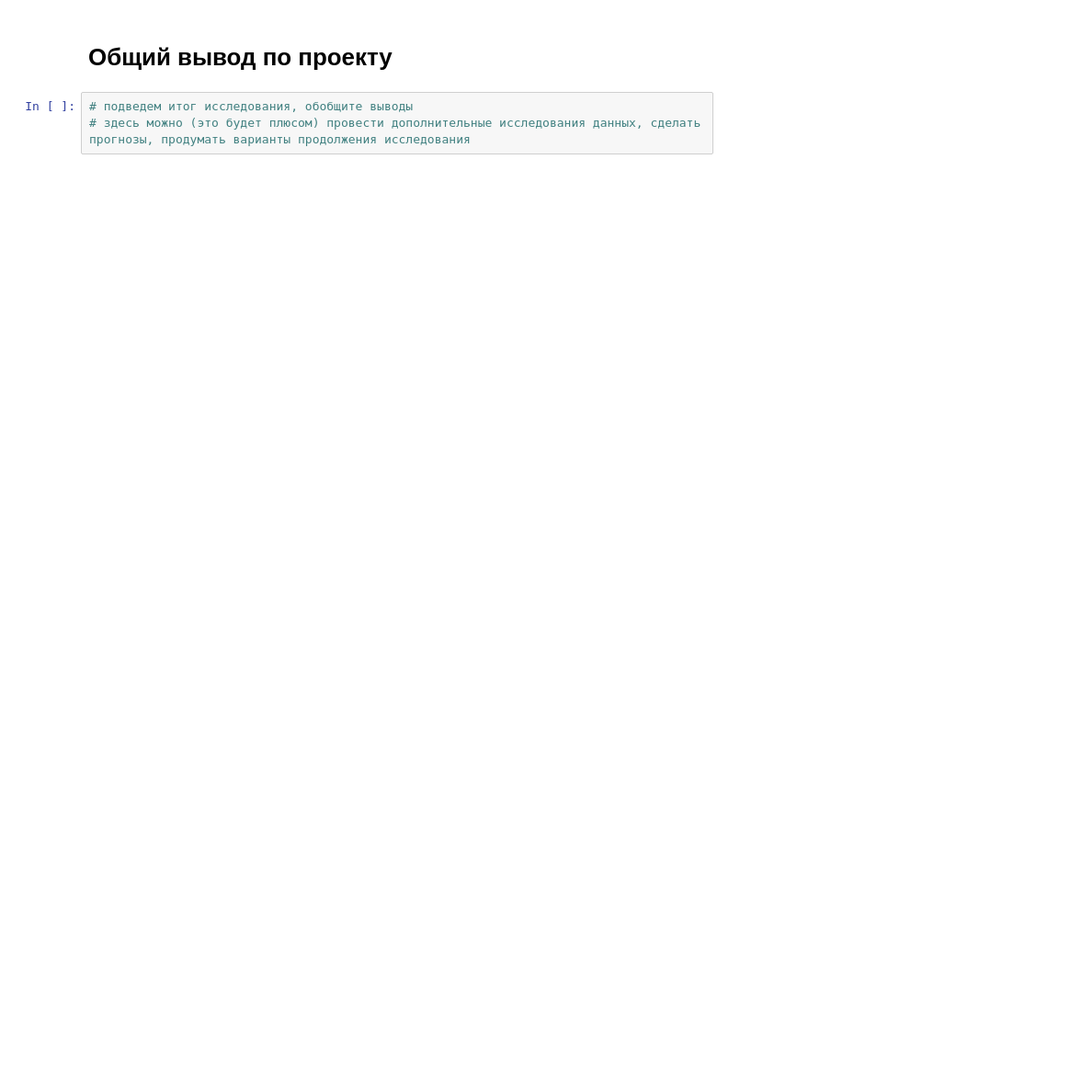
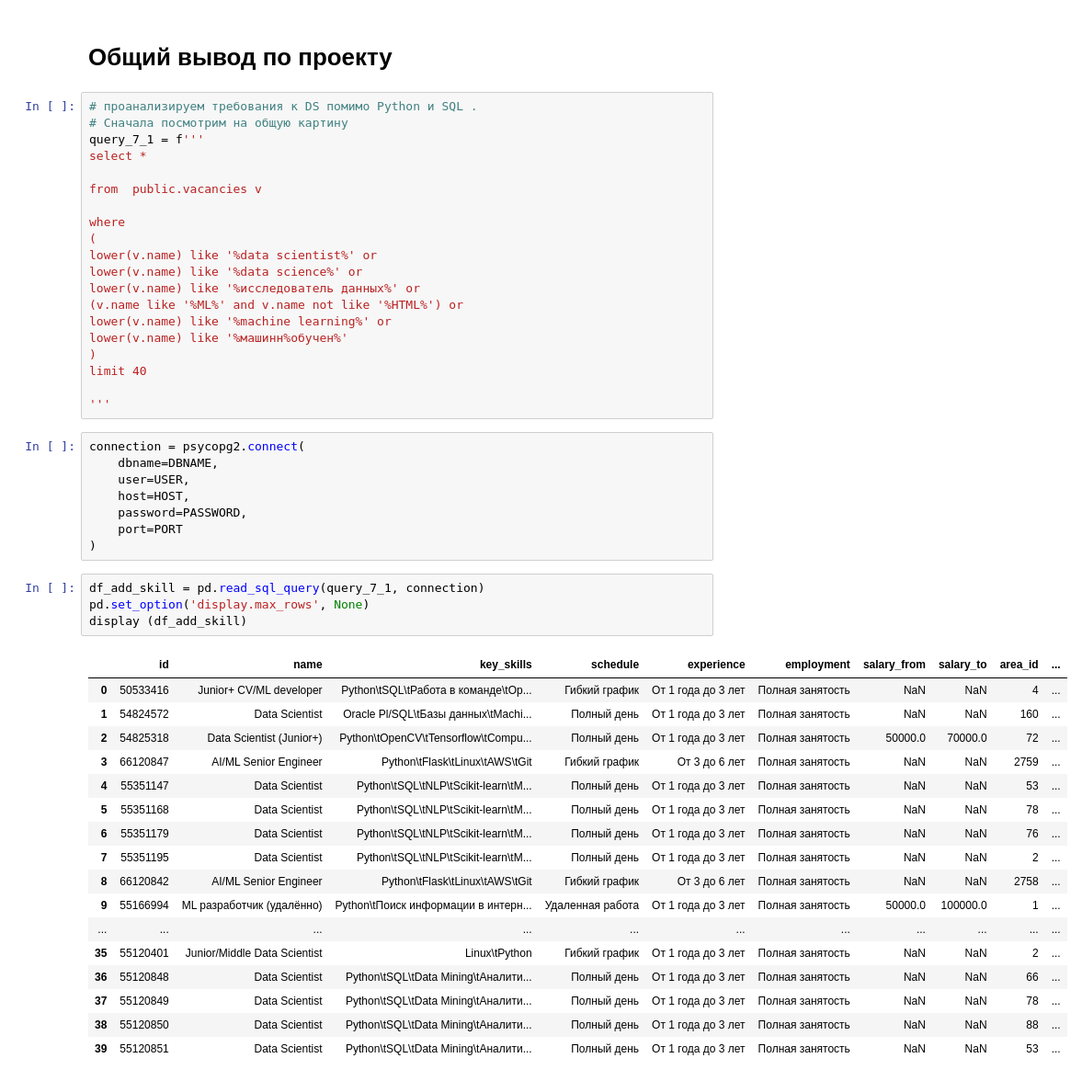
Before and after one commit to andreyshveduke/Project_2.-Analysis-vacancies, a Jupyter notebook: Project_2.ipynb, the cells around one changed output. Shown: that part at 92% size. Saved outputs shown, nothing was run; the diff lists cells and outputs as text; blank space fills up the shorter version.

```diff
--- a/Project_2.ipynb
+++ b/Project_2.ipynb
@@ -761,5 +767,52 @@ display (df_ds_avg)
 # %% [markdown]
 # Общий вывод по проекту
-# %%
-# подведем итог исследования, обобщите выводы
-# здесь можно (это будет плюсом) провести дополнительные исследования данных, сделать прогнозы, продумать варианты продолжения исследования
+# %%
+# проанализируем требования к DS помимо Python и SQL .
+# Сначала посмотрим на общую картину
+query_7_1 = f'''
+select *
+
+from  public.vacancies v
+
+where
+(
+lower(v.name) like '%data scientist%' or
+lower(v.name) like '%data science%' or
+lower(v.name) like '%исследователь данных%' or
+(v.name like '%ML%' and v.name not like '%HTML%') or
+lower(v.name) like '%machine learning%' or
+lower(v.name) like '%машинн%обучен%'
+)
+limit 40
+
+'''
+# %%
+connection = psycopg2.connect(
+    dbname=DBNAME,
+    user=USER,
+    host=HOST,
+    password=PASSWORD,
+    port=PORT
+)
+# %%
+df_add_skill = pd.read_sql_query(query_7_1, connection)
+pd.set_option('display.max_rows', None)
+display (df_add_skill)
+# %% [output]
+|  | id | name | key_skills | schedule | experience | employment | salary_from | salary_to | area_id | ... |
+| 0 | 50533416 | Junior+ CV/ML developer | Python\tSQL\tРабота в команде\tOp... | Гибкий график | От 1 года до 3 лет | Полная занятость | NaN | NaN | 4 | ... |
+| 1 | 54824572 | Data Scientist | Oracle Pl/SQL\tБазы данных\tMachi... | Полный день | От 1 года до 3 лет | Полная занятость | NaN | NaN | 160 | ... |
+| 2 | 54825318 | Data Scientist (Junior+) | Python\tOpenCV\tTensorflow\tCompu... | Полный день | От 1 года до 3 лет | Полная занятость | 50000.0 | 70000.0 | 72 | ... |
+| 3 | 66120847 | AI/ML Senior Engineer | Python\tFlask\tLinux\tAWS\tGit | Гибкий график | От 3 до 6 лет | Полная занятость | NaN | NaN | 2759 | ... |
+| 4 | 55351147 | Data Scientist | Python\tSQL\tNLP\tScikit-learn\tM... | Полный день | От 1 года до 3 лет | Полная занятость | NaN | NaN | 53 | ... |
+| 5 | 55351168 | Data Scientist | Python\tSQL\tNLP\tScikit-learn\tM... | Полный день | От 1 года до 3 лет | Полная занятость | NaN | NaN | 78 | ... |
+| 6 | 55351179 | Data Scientist | Python\tSQL\tNLP\tScikit-learn\tM... | Полный день | От 1 года до 3 лет | Полная занятость | NaN | NaN | 76 | ... |
+| 7 | 55351195 | Data Scientist | Python\tSQL\tNLP\tScikit-learn\tM... | Полный день | От 1 года до 3 лет | Полная занятость | NaN | NaN | 2 | ... |
+| 8 | 66120842 | AI/ML Senior Engineer | Python\tFlask\tLinux\tAWS\tGit | Гибкий график | От 3 до 6 лет | Полная занятость | NaN | NaN | 2758 | ... |
+| 9 | 55166994 | ML разработчик (удалённо) | Python\tПоиск информации в интерн... | Удаленная работа | От 1 года до 3 лет | Полная занятость | 50000.0 | 100000.0 | 1 | ... |
+| ... | ... | ... | ... | ... | ... | ... | ... | ... | ... | ... |
+| 35 | 55120401 | Junior/Middle Data Scientist | Linux\tPython | Гибкий график | От 1 года до 3 лет | Полная занятость | NaN | NaN | 2 | ... |
+| 36 | 55120848 | Data Scientist | Python\tSQL\tData Mining\tАналити... | Полный день | От 1 года до 3 лет | Полная занятость | NaN | NaN | 66 | ... |
+| 37 | 55120849 | Data Scientist | Python\tSQL\tData Mining\tАналити... | Полный день | От 1 года до 3 лет | Полная занятость | NaN | NaN | 78 | ... |
+| 38 | 55120850 | Data Scientist | Python\tSQL\tData Mining\tАналити... | Полный день | От 1 года до 3 лет | Полная занятость | NaN | NaN | 88 | ... |
+| 39 | 55120851 | Data Scientist | Python\tSQL\tData Mining\tАналити... | Полный день | От 1 года до 3 лет | Полная занятость | NaN | NaN | 53 | ... |
```
Also changed, not shown: parts of 6 cells of this notebook.
